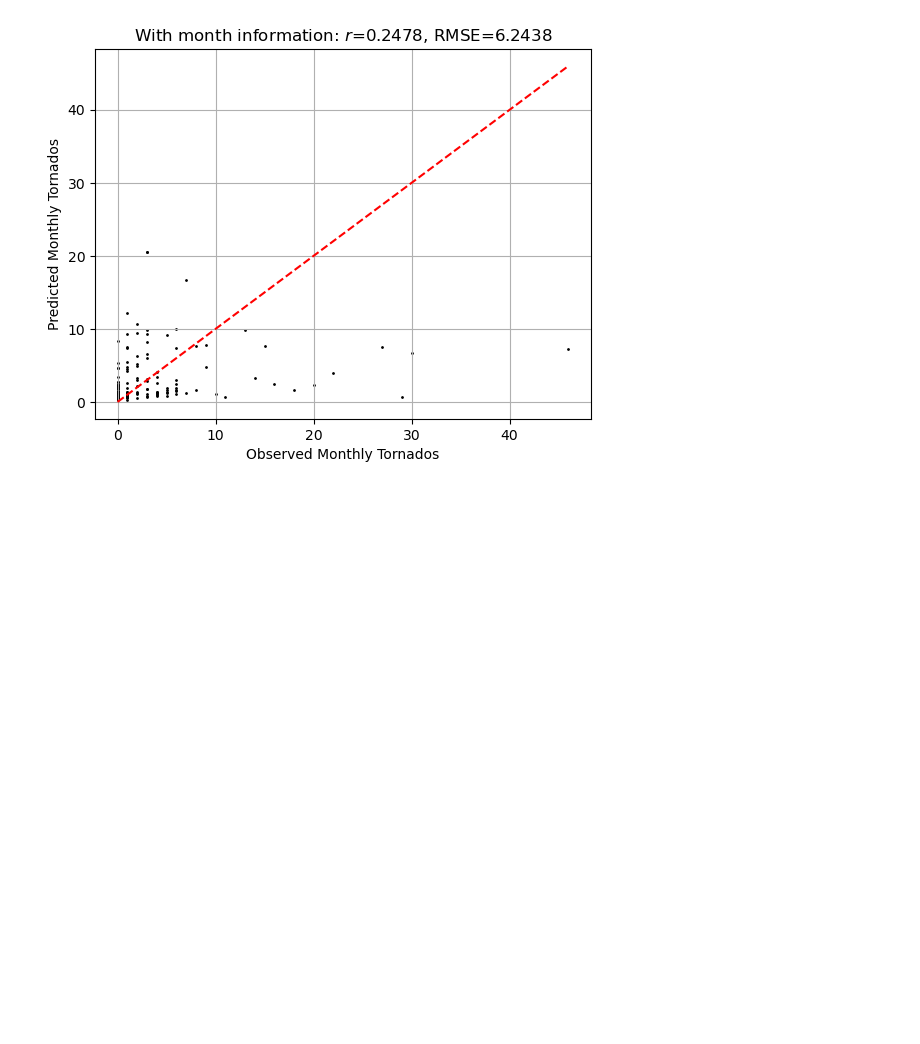
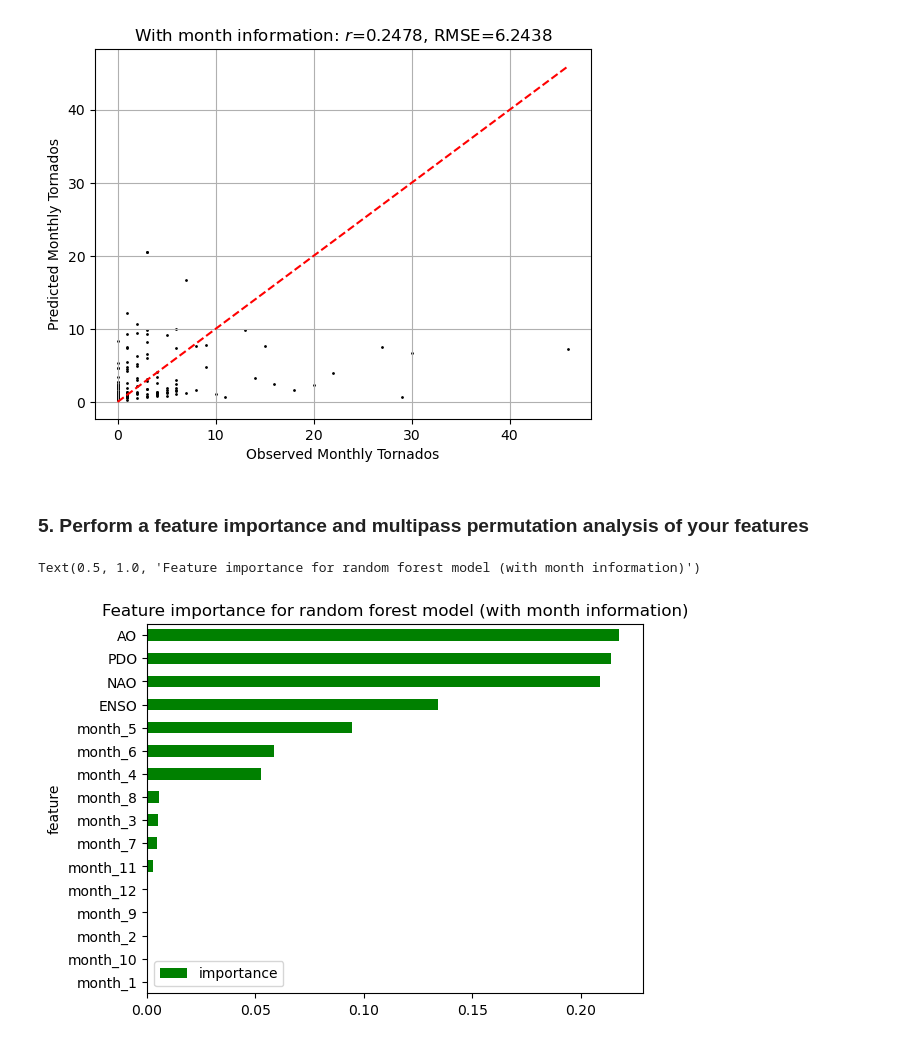
Before and after one commit to tangwhiap/ATMS-523-Module-6, a Jupyter notebook: HW6.ipynb, the cells around one changed output. Drawn from its saved outputs; the diff is of its cells as text; code cells hidden in the pictures; blank space fills up the shorter version.

```diff
--- a/HW6.ipynb
+++ b/HW6.ipynb
@@ -159,3 +153,16 @@ ax.set_title(f"With month information: $r$={rr:.4f}, RMSE={rmse:.4f}")
 plt.show()
 # %% [output]
 [figure]
+# %% [markdown]
+### 5. Perform a feature importance and multipass permutation analysis of your features
+# %%
+df_importance = pd.DataFrame({
+    "feature": X_test.columns,
+    "importance": model_RF_month.feature_importances_,
+})
+df_importance = df_importance.sort_values("importance", ascending=True)
+ax = df_importance.plot.barh(x="feature", y="importance", color="green")
+ax.set_title("Feature importance for random forest model (with month information)")
+# %% [output]
+Text(0.5, 1.0, 'Feature importance for random forest model (with month information)')
+[figure, added]
```
Also changed, not shown: parts of 13 cells of this notebook.
